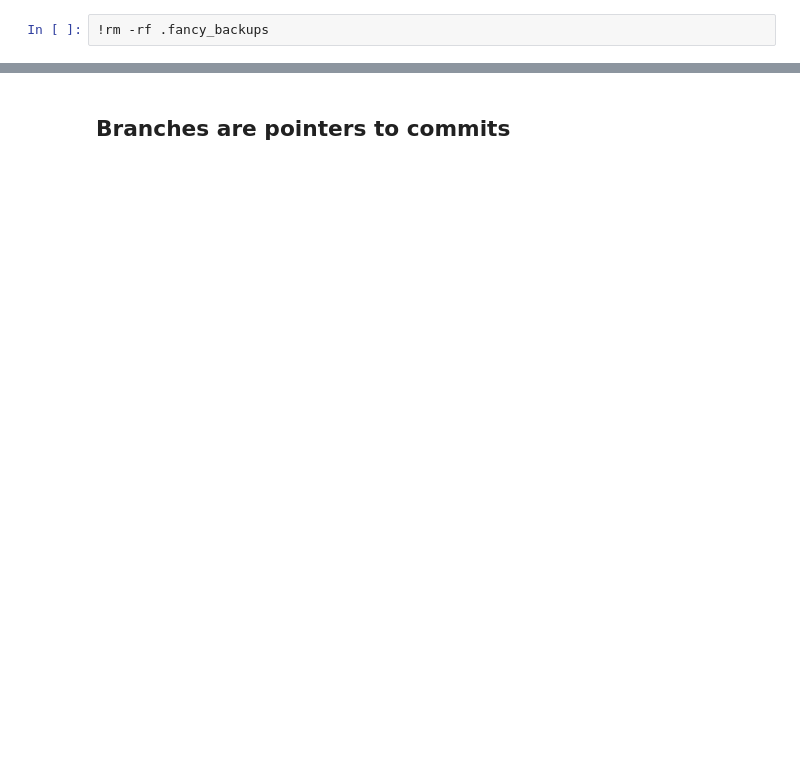
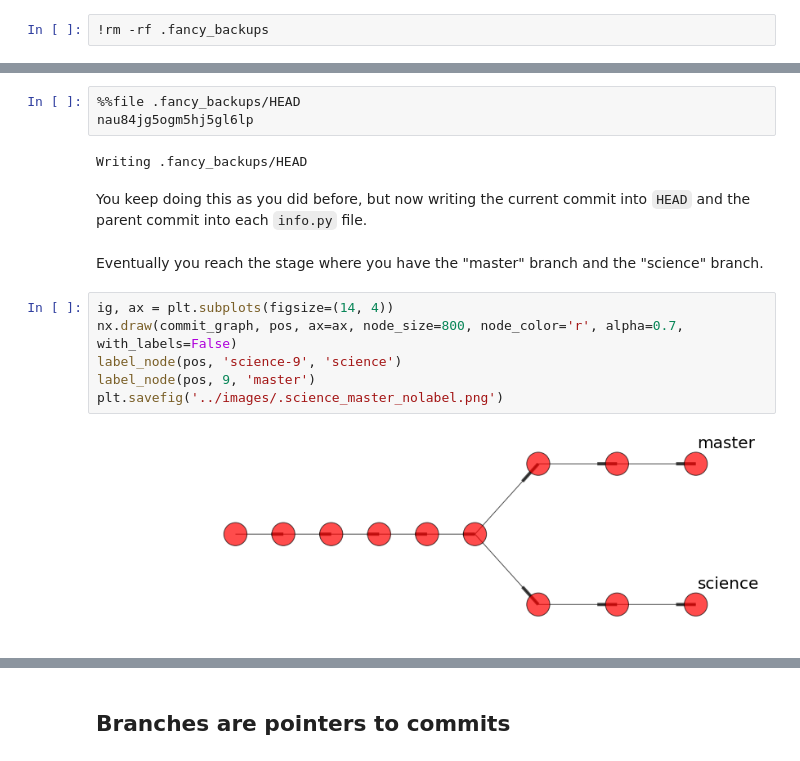
Before and after one commit to dongjwOU/boot-camps, a Jupyter notebook: version-control/git/roll_your_own_cms.ipynb, the cells around one changed output, grey strips where cells are left out. Saved outputs shown, nothing was run; the diff lists cells and outputs as text; blank space fills up the shorter version.

```diff
--- a/version-control/git/roll_your_own_cms.ipynb
+++ b/version-control/git/roll_your_own_cms.ipynb
@@ -555,0 +642,17 @@ commit_name = uniquey_name()
+# %%
+%%file .fancy_backups/HEAD
+nau84jg5ogm5hj5gl6lp
+# %% [output]
+Writing .fancy_backups/HEAD
+# %% [markdown]
+You keep doing this as you did before, but now writing the current commit into `HEAD` and the parent commit into each `info.py` file.
+# %% [markdown]
+Eventually you reach the stage where you have the "master" branch and the "science" branch.
+# %%
+ig, ax = plt.subplots(figsize=(14, 4))
+nx.draw(commit_graph, pos, ax=ax, node_size=800, node_color='r', alpha=0.7, with_labels=False)
+label_node(pos, 'science-9', 'science')
+label_node(pos, 9, 'master')
+plt.savefig('../images/.science_master_nolabel.png')
+# %% [output]
+[figure, added]
```
Also changed, not shown: parts of 43 cells of this notebook, 1 other file.
